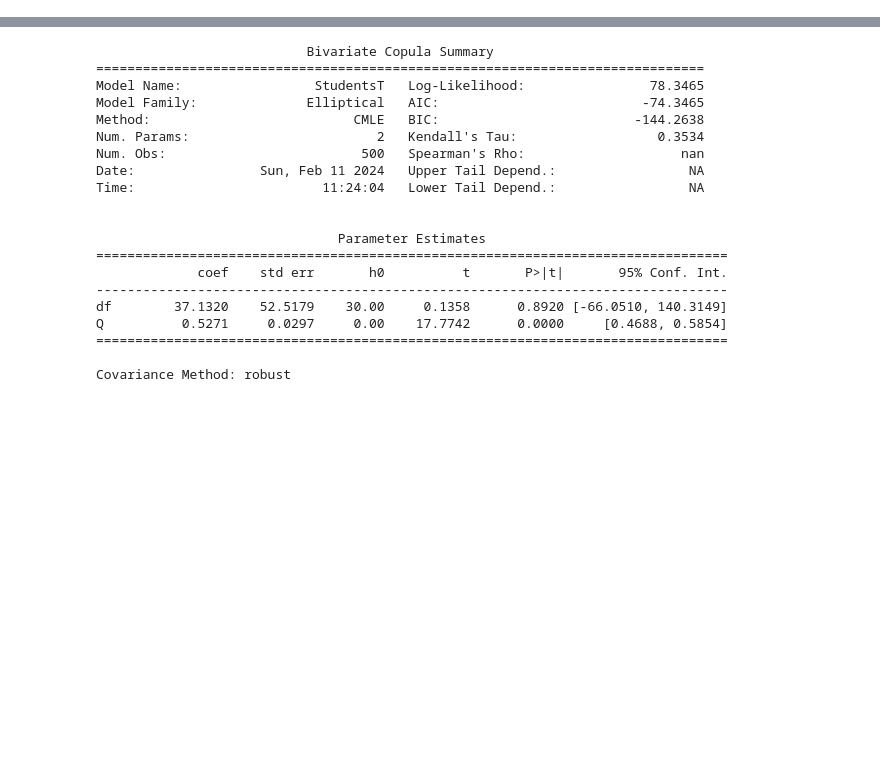
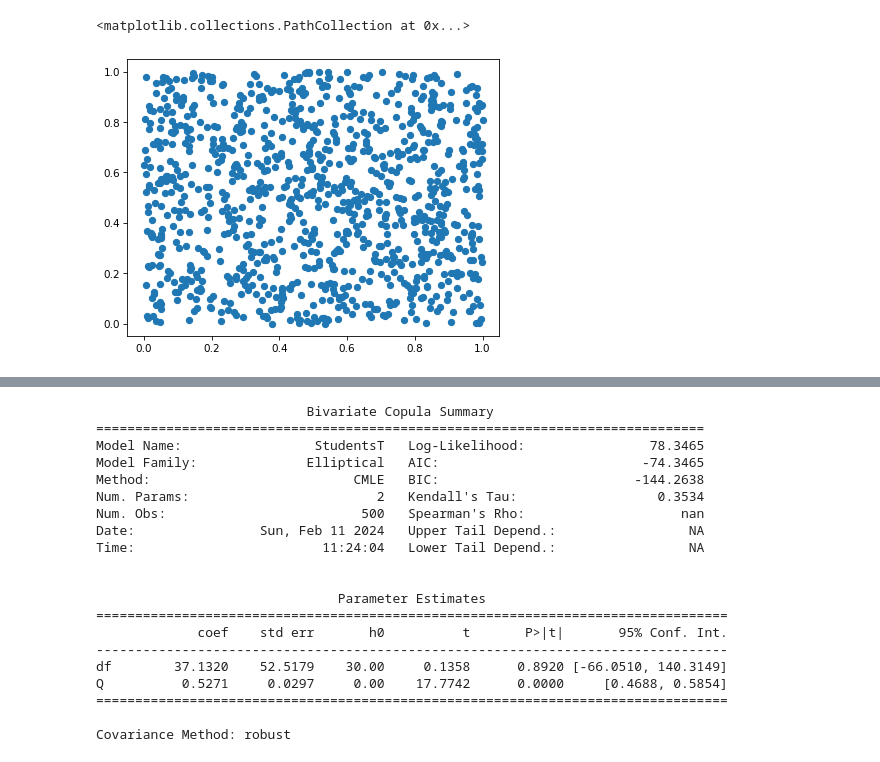
Before and after one commit to sorensenj50/Copula-Package, a Jupyter notebook: Notebook.ipynb, the cells around one changed output, grey strips where cells are left out. Cells and saved outputs as stored; diff of their text form; code cells hidden in the pictures; blank space fills up the shorter version.

Commit message:
starting on bivariate total model

```diff
--- a/Notebook.ipynb
+++ b/Notebook.ipynb
@@ -32,3 +32,12 @@ importlib.reload(plots)
 plt.rcParams['figure.figsize'] = (6.4, 4.8)
 plt.rcParams.update({'font.size': 10})
 plt.rcParams['figure.dpi'] = 75
+# %%
+copula = bivariate.Independent()
+
+u1_sim, u2_sim = copula.simulate()
+# %%
+plt.scatter(u1_sim, u2_sim)
+# %% [output]
+<matplotlib.collections.PathCollection at 0x...>
+[figure, added]
```
Also changed, not shown: parts of 4 cells of this notebook, 6 other files.
